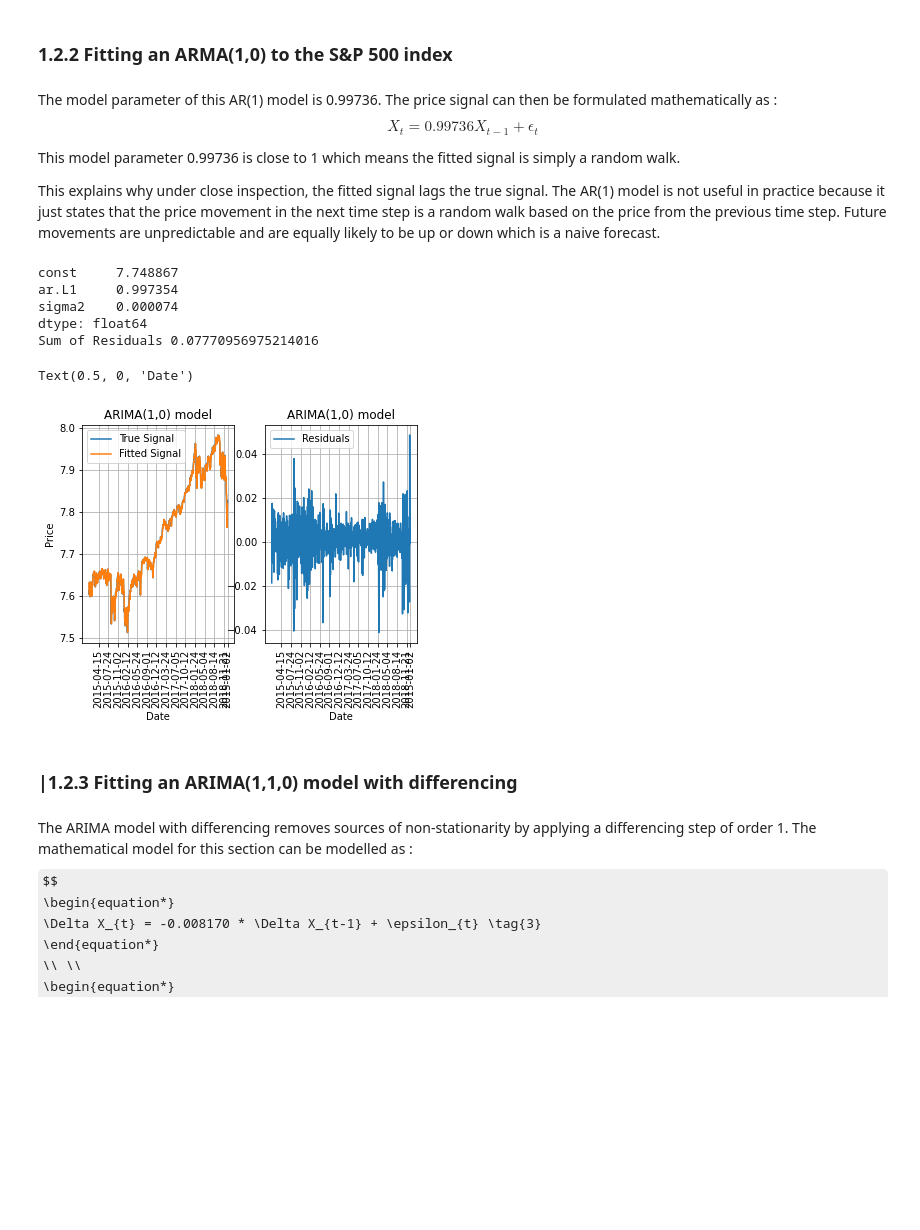
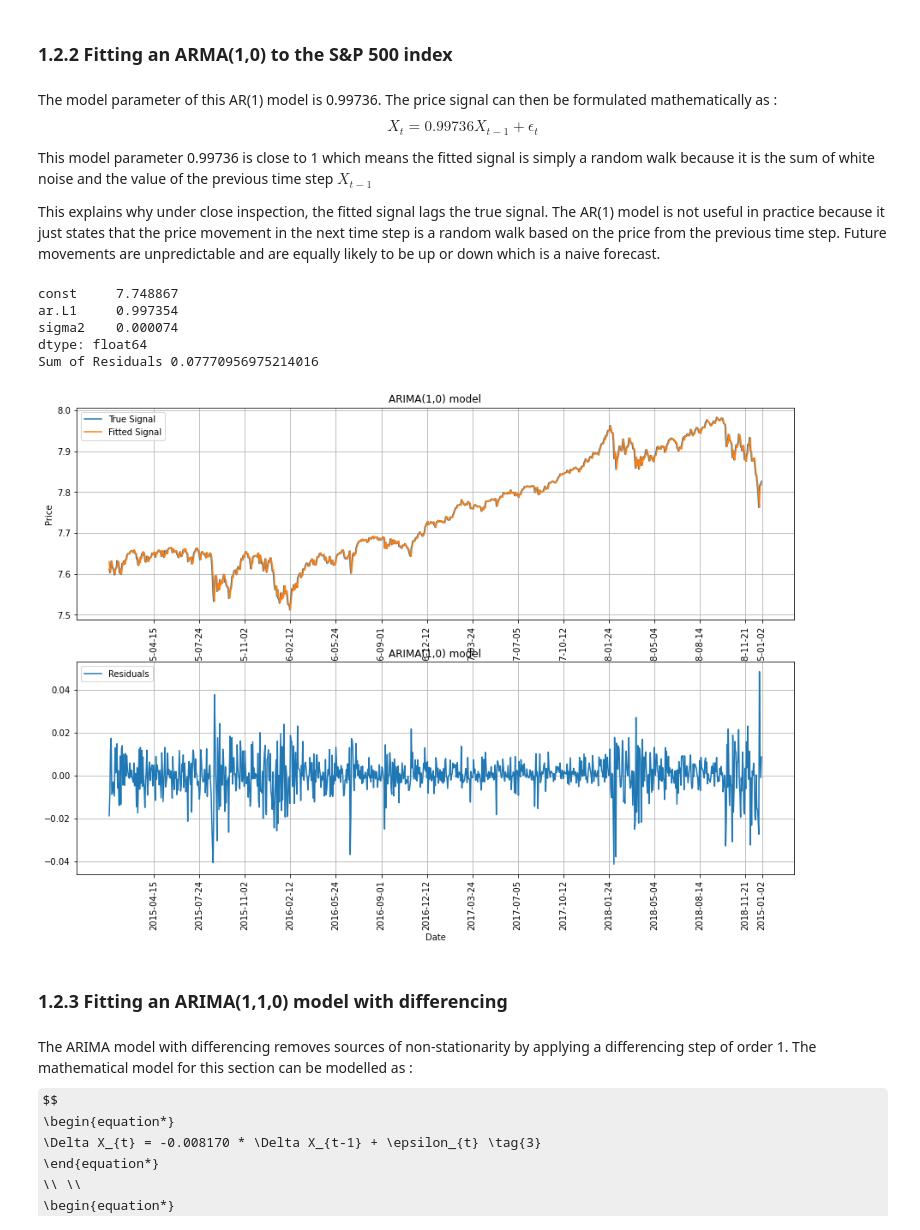
Before and after one commit to zxt18/Financial-Signal-Processing, a Jupyter notebook: Coursework_1.ipynb, the cells around one changed output. Drawn from its saved outputs; the diff is of its cells as text; code cells hidden in the pictures; some formulas as TeX source; blank space fills up the shorter version.

```diff
--- a/Coursework_1.ipynb
+++ b/Coursework_1.ipynb
@@ -193,7 +203,7 @@ X_{t} = 0.99736X_{t-1} + \epsilon_{t} \tag{2}
 \end{equation*}
 $$
 
-This model parameter 0.99736 is close to 1 which means the fitted signal is simply a random walk.
+This model parameter 0.99736 is close to 1 which means the fitted signal is simply a random walk because it is the sum of white noise and the value of the previous time step $X_{t-1}$
 
 This explains why under close inspection, the fitted signal lags the true signal. The AR(1) model is not useful in practice because it just states that the price movement in the next time step is a random walk based on the price from the previous time step. Future movements are unpredictable and are equally likely to be up or down which is a naive forecast.
 # %%
@@ -204,38 +214,39 @@ snp_arma['Res'] = ARIMA(snp_arma, order=(1,0,0)).fit().resid #(AR,Differences,MA
 snp_arma['Prediction'] = snp_arma['True'] - snp_arma['Res']
 
 sum_of_residuals = snp_arma['Res'].sum()
 
 print(model.params)
 print("Sum of Residuals", sum_of_residuals)
-fig, ax = plt.subplots(1,2)
+fig, ax = plt.subplots(2,1)
 ax[0].plot( snp_arma['True'][1:], label = 'True Signal')
 ax[0].plot( snp_arma['Prediction'][1:], label = 'Fitted Signal')
 ax[0].set_xticks(date[::70])
 ax[0].set_xticklabels(date[::70],rotation = 90)
 ax[0].title.set_text('ARIMA(1,0) model')
 ax[0].grid('on')
 ax[0].legend()
 ax[0].set_xlabel("Date")
 ax[0].set_ylabel("Price")
 
 
 ax[1].plot( snp_arma['Res'][1:], label = 'Residuals')
 ax[1].set_xticks(date[::70])
 ax[1].set_xticklabels(date[::70],rotation = 90)
 ax[1].title.set_text('ARIMA(1,0) model')
 ax[1].grid('on')
 ax[1].legend()
 ax[1].set_xlabel("Date")
+
+fig.set_size_inches(15,10)
 # %% [output]
 const     7.748867
 ar.L1     0.997354
 sigma2    0.000074
 dtype: float64
 Sum of Residuals 0.07770956975214016
-Text(0.5, 0, 'Date')
-[figure, old version]
+[figure, new version]
 # %% [markdown]
-### |1.2.3 Fitting an ARIMA(1,1,0) model with differencing
+### 1.2.3 Fitting an ARIMA(1,1,0) model with differencing
 # %% [markdown]
 The ARIMA model with differencing removes sources of non-stationarity by applying a differencing step of order 1. The mathematical model for this section can be modelled as :
 $$
```
Also changed, not shown: parts of 59 cells of this notebook.
